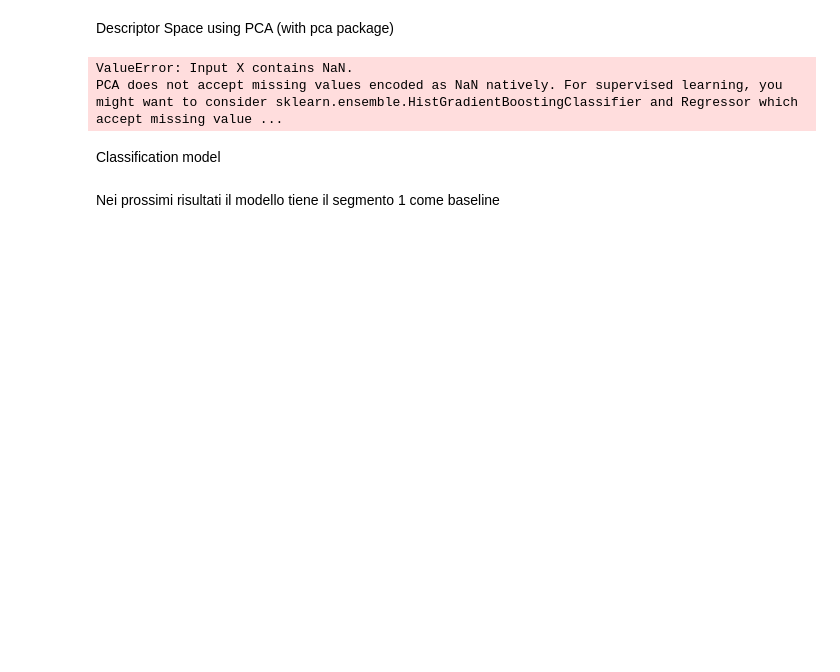
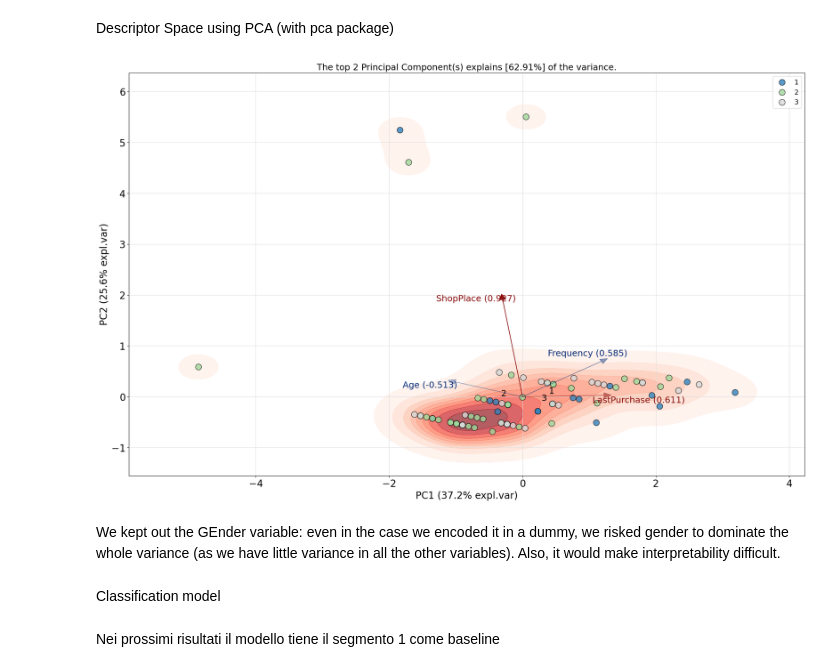
Before and after one commit to FraSeb6/Maketing_analysis, a Jupyter notebook: segmentation.ipynb, the cells around one changed output. Drawn from its saved outputs; the diff is of its cells as text; code cells hidden in the pictures; blank space fills up the shorter version.

```diff
--- a/segmentation.ipynb
+++ b/segmentation.ipynb
@@ -634,21 +634,22 @@ Descriptor Space using PCA (with pca package)
 # %%
 # Produce a PCA Biplot (i.e. PCA plot + Loadings plot) also featuring kernel densities using the pca package (documentation available at https://erdogant.github.io/pca)
 
-cols_for_pca = ['Gender', 'Age', 'LastPurchase', 'Frequency', 'ShopPlace']
+cols_for_pca = ['Age', 'LastPurchase', 'Frequency', 'ShopPlace']
 
 features_pca = akuna_descriptor_data[cols_for_pca]
 
 model = pca(n_components=2, normalize=True)
 results = model.fit_transform(features_pca, verbose=False)
 
 fig, ax = model.biplot(
     labels=akuna_descriptor_data.SegmentKM,
     verbose=0,
     density=True,
     arrowdict={'color': 'red', 'linewidth': 1.5}  )
 # %% [output]
-ValueError: Input X contains NaN.
-PCA does not accept missing values encoded as NaN natively. For supervised learning, you might want to consider sklearn.ensemble.HistGradientBoostingClassifier and Regressor which accept missing value ...
+[figure, added]
+# %% [markdown]
+We kept out the GEnder variable: even in the case we encoded it in a dummy, we risked gender to dominate the whole variance (as we have little variance in all the other variables). Also, it would make interpretability difficult.
 # %% [markdown]
 Classification model
 # %% [markdown]
```
Also changed, not shown: parts of 5 cells of this notebook.
